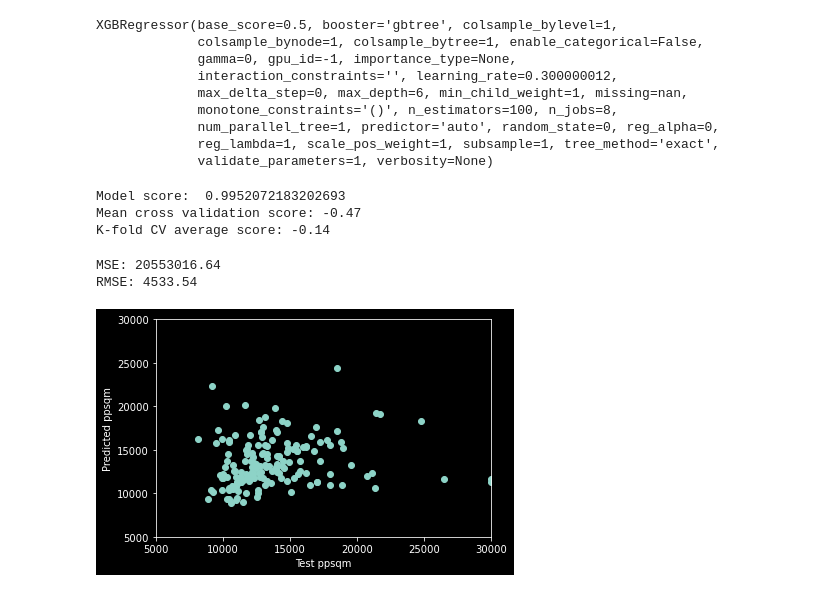
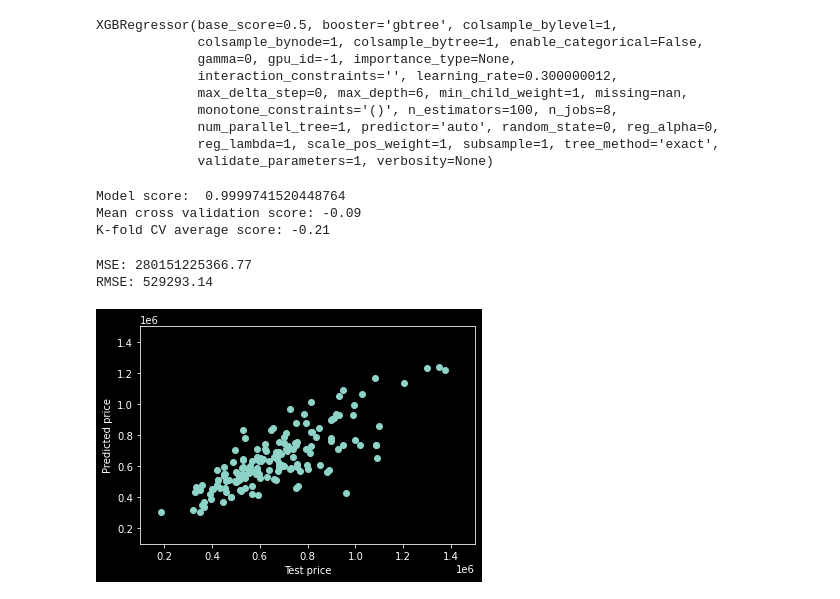
Before and after one commit to tjstarak/DSBA-python-app, a Jupyter notebook: analysis.ipynb, the cells around one changed output. Cells and saved outputs as stored; diff of their text form; code cells hidden in the pictures.

```diff
--- a/analysis.ipynb
+++ b/analysis.ipynb
@@ -61,8 +64,8 @@ charges_outliers = offers[offers["Monthly charges_clean"]>2000]
 [figure]
 # %%
 #cat_vars = ("Building type","Market type","Windows type","Heating type","Property condition")
-num_vars = ["Monthly charges_clean","Floor_clean","Construction year_clean"]
-predicted = ["Price per sqm"]
+num_vars = ["Surface_clean", "Monthly charges_clean","Floor_clean","Construction year_clean"]
+predicted = ["Price_clean"]
 vars = num_vars + predicted
 
 offers2 = offers.loc[:,vars].dropna()
@@ -109,26 +110,26 @@ kfold = KFold(n_splits=10, shuffle=True)
 kf_cv_scores = cross_val_score(model, X_train, y_train, cv=kfold )
 print("K-fold CV average score: %.2f" % kf_cv_scores.mean())
 # %% [output]
-Model score:  0.9952072183202693
-Mean cross validation score: -0.47
-K-fold CV average score: -0.14
+Model score:  0.9999741520448764
+Mean cross validation score: -0.09
+K-fold CV average score: -0.21
 # %%
 # https://www.datatechnotes.com/2019/06/regression-example-with-xgbregressor-in.html
 
 fig, ax = plt.subplots()
 
 ax.scatter(y_test,y_pred)
 
-ax.set_xlim(5000, 30000)
-ax.set_ylim(5000, 30000)
+ax.set_xlim(100000, 1500000)
+ax.set_ylim(100000, 1500000)
 
-ax.set_xlabel("Test ppsqm")
-ax.set_ylabel("Predicted ppsqm")
+ax.set_xlabel("Test price")
+ax.set_ylabel("Predicted price")
 
 mse = mean_squared_error(y_test, y_pred)
 print("MSE: %.2f" % mse)
 print("RMSE: %.2f" % mse**0.5)
 # %% [output]
-MSE: 20553016.64
-RMSE: 4533.54
+MSE: 280151225366.77
+RMSE: 529293.14
-[figure, old version]
+[figure, new version]
```
Also changed, not shown: parts of 2 cells of this notebook, 2 other files.
